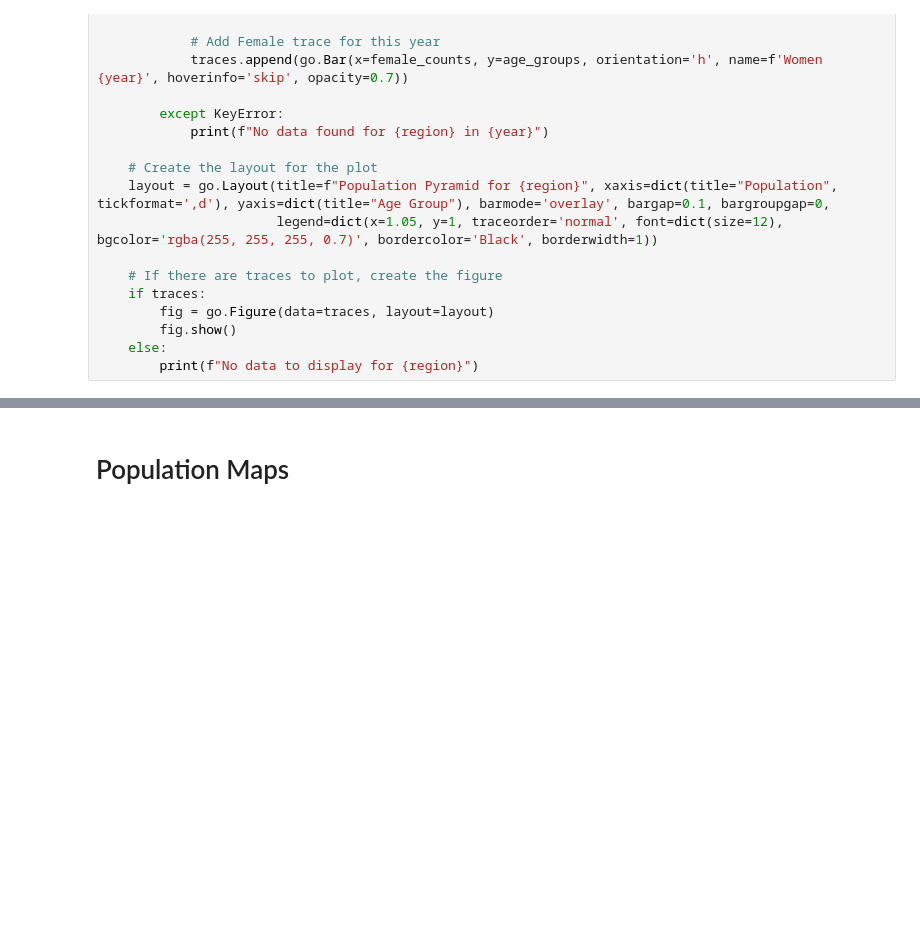
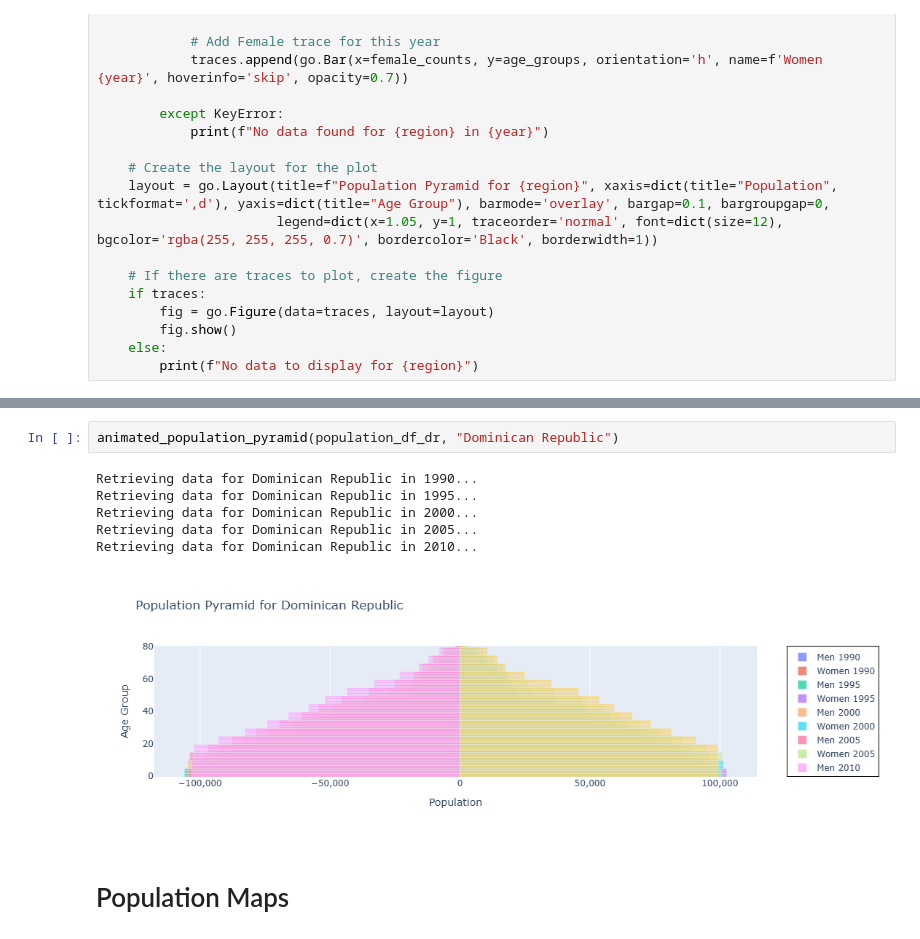
Before and after one commit to panda41983/EEP153_Project1_TeamGaryBecker, a Jupyter notebook: Project_1.ipynb, the cells around one changed output, grey strips where cells are left out. Saved outputs shown, nothing was run; the diff lists cells and outputs as text; blank space fills up the shorter version.

```diff
--- a/Project_1.ipynb
+++ b/Project_1.ipynb
@@ -330,3 +372,12 @@ Retrieving data for Haiti in 2010...
+# %%
+animated_population_pyramid(population_df_dr, "Dominican Republic")
+# %% [output]
+Retrieving data for Dominican Republic in 1990...
+Retrieving data for Dominican Republic in 1995...
+Retrieving data for Dominican Republic in 2000...
+Retrieving data for Dominican Republic in 2005...
+Retrieving data for Dominican Republic in 2010...
+[figure, added]
 # %% [markdown]
 # Population Maps
 # %% [markdown]
```
Also changed, not shown: parts of 31 cells of this notebook.
